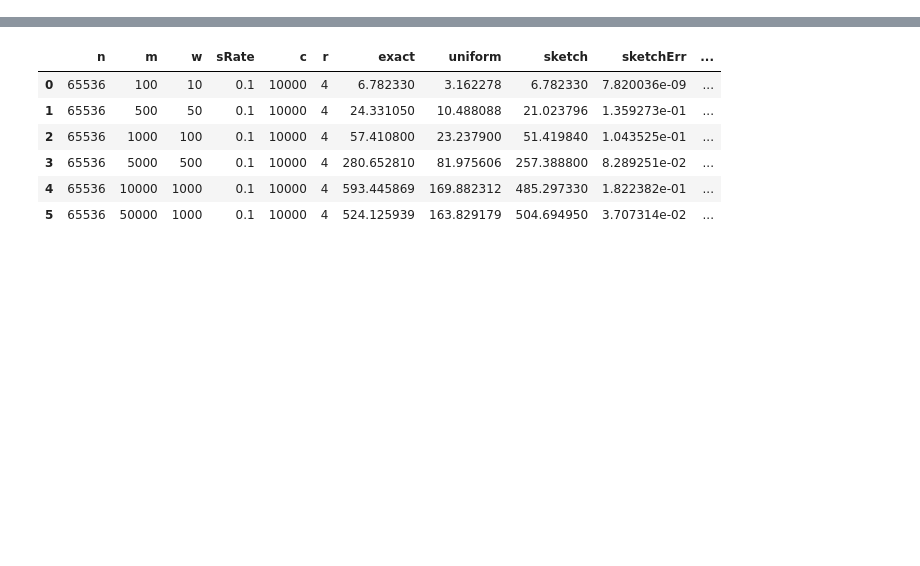
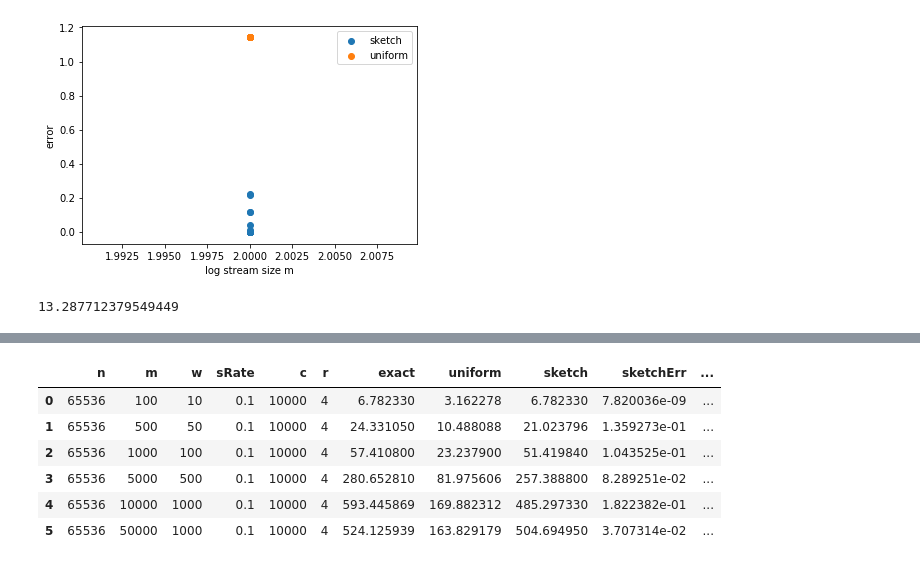
Before and after one commit to ViskaWei/SWindow, a Jupyter notebook: nb/eval_norms.ipynb, the cells around one changed output, grey strips where cells are left out. Saved outputs shown, nothing was run; the diff lists cells and outputs as text; code cells hidden in the pictures; blank space fills up the shorter version.

```diff
--- a/nb/eval_norms.ipynb
+++ b/nb/eval_norms.ipynb
@@ -12,3 +12,19 @@ DATAPATH ='/home/swei20/SymNormSlidingWindows/out/randn100.csv'
 DATADIR = '/home/swei20/SymNormSlidingWindows/out/'
 FILE = 'trff_sport_1010_21:08.csv'
 path = os.path.join(DATADIR, FILE)
+# %%
+def get_path(filename,DATADIR=DATADIR):
+    return os.path.join(DATADIR, filename)
+def get_pd(filename):
+    path = get_path(filename)
+    out = pd.read_csv(path)
+    plot_error(out)
+    return out
+# %%
+out2 = get_pd('trff_sport__csLoop_1010_23:58.csv')
+# %% [output]
+[figure, added]
+# %%
+np.log2(10000)
+# %% [output]
+13.287712379549449
```
Also changed, not shown: parts of 6 cells of this notebook, 5 other files.
